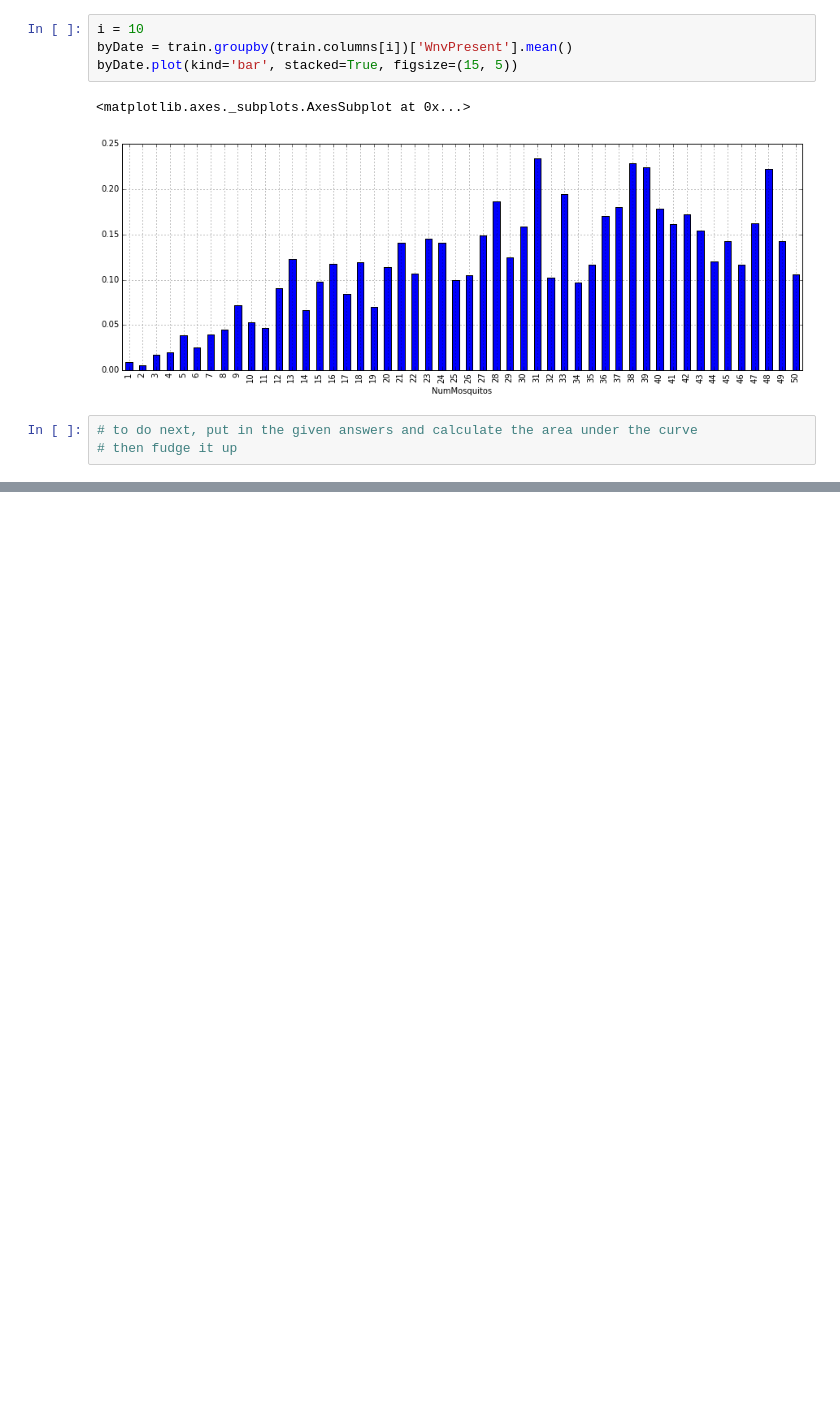
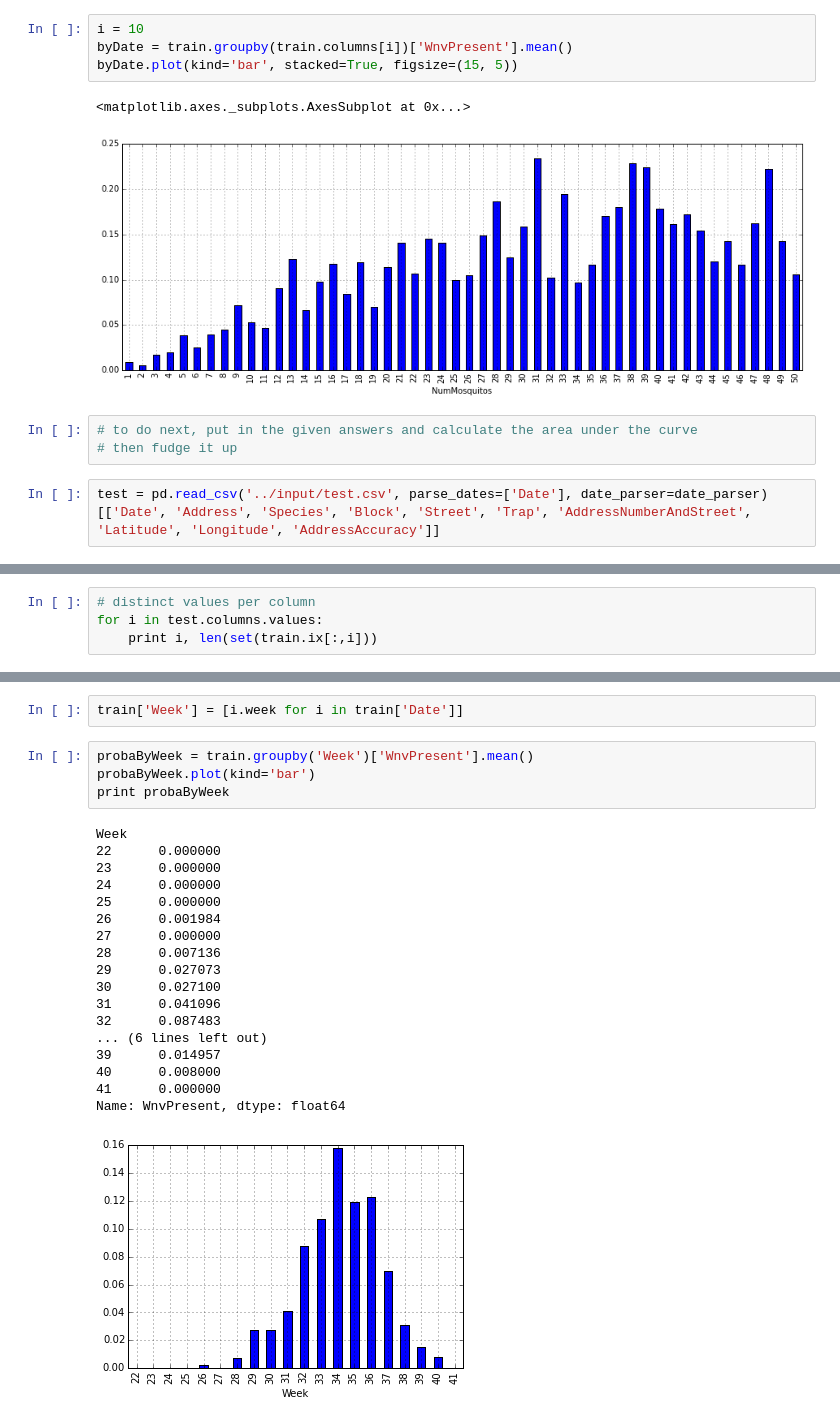
Before and after one commit to inmidvideo/kaggle-west-nile, a Jupyter notebook: src/exploring_lk.ipynb, the cells around one changed output, grey strips where cells are left out. Saved outputs shown, nothing was run; the diff lists cells and outputs as text; blank space fills up the shorter version.

```diff
--- a/src/exploring_lk.ipynb
+++ b/src/exploring_lk.ipynb
@@ -98,3 +100,5 @@ byDate.plot(kind='bar', stacked=True, figsize=(15, 5))
 # %%
 # to do next, put in the given answers and calculate the area under the curve
 # then fudge it up
+# %%
+test = pd.read_csv('../input/test.csv', parse_dates=['Date'], date_parser=date_parser)[['Date', 'Address', 'Species', 'Block', 'Street', 'Trap', 'AddressNumberAndStreet', 'Latitude', 'Longitude', 'AddressAccuracy']]
@@ -100,0 +109,4 @@ byDate.plot(kind='bar', stacked=True, figsize=(15, 5))
+# %%
+# distinct values per column
+for i in test.columns.values:
+    print i, len(set(train.ix[:,i]))
@@ -100,0 +164,25 @@ byDate.plot(kind='bar', stacked=True, figsize=(15, 5))
+# %%
+train['Week'] = [i.week for i in train['Date']]
+# %%
+probaByWeek = train.groupby('Week')['WnvPresent'].mean()
+probaByWeek.plot(kind='bar')
+print probaByWeek
+# %% [output]
+Week
+22      0.000000
+23      0.000000
+24      0.000000
+25      0.000000
+26      0.001984
+27      0.000000
+28      0.007136
+29      0.027073
+30      0.027100
+31      0.041096
+32      0.087483
+... (6 lines left out)
+39      0.014957
+40      0.008000
+41      0.000000
+Name: WnvPresent, dtype: float64
+[figure, added]
```
Also changed, not shown: parts of 9 cells of this notebook.
